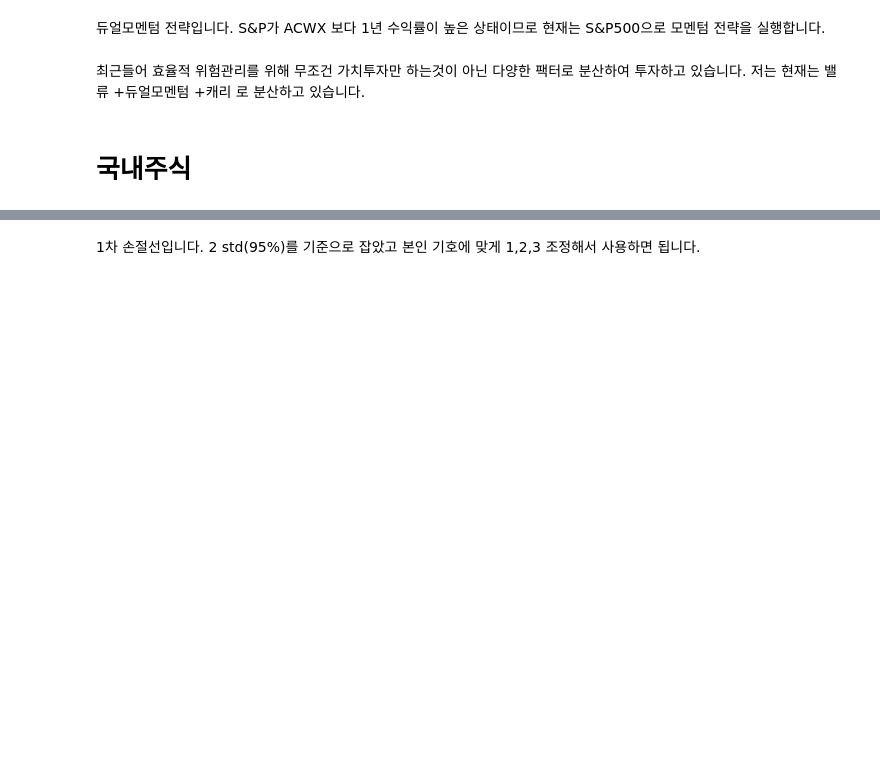
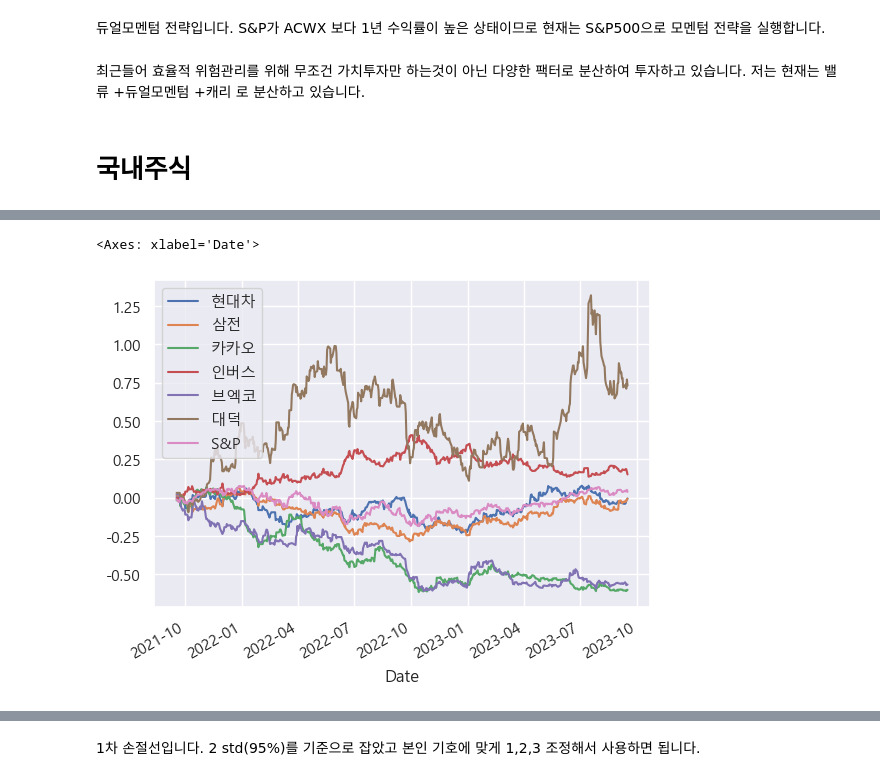
Before and after one commit to hojune2/_investment, a Jupyter notebook: micro.ipynb, the cells around one changed output, grey strips where cells are left out. Saved outputs shown, nothing was run; the diff lists cells and outputs as text; code cells hidden in the pictures; blank space fills up the shorter version.

```diff
--- a/micro.ipynb
+++ b/micro.ipynb
@@ -85,0 +152,6 @@ data.plot()
+# %%
+cumrets=(1+rets).cumprod()-1
+cumrets.plot()
+# %% [output]
+<Axes: xlabel='Date'>
+[figure, added]
```
Also changed, not shown: parts of 14 cells of this notebook.
